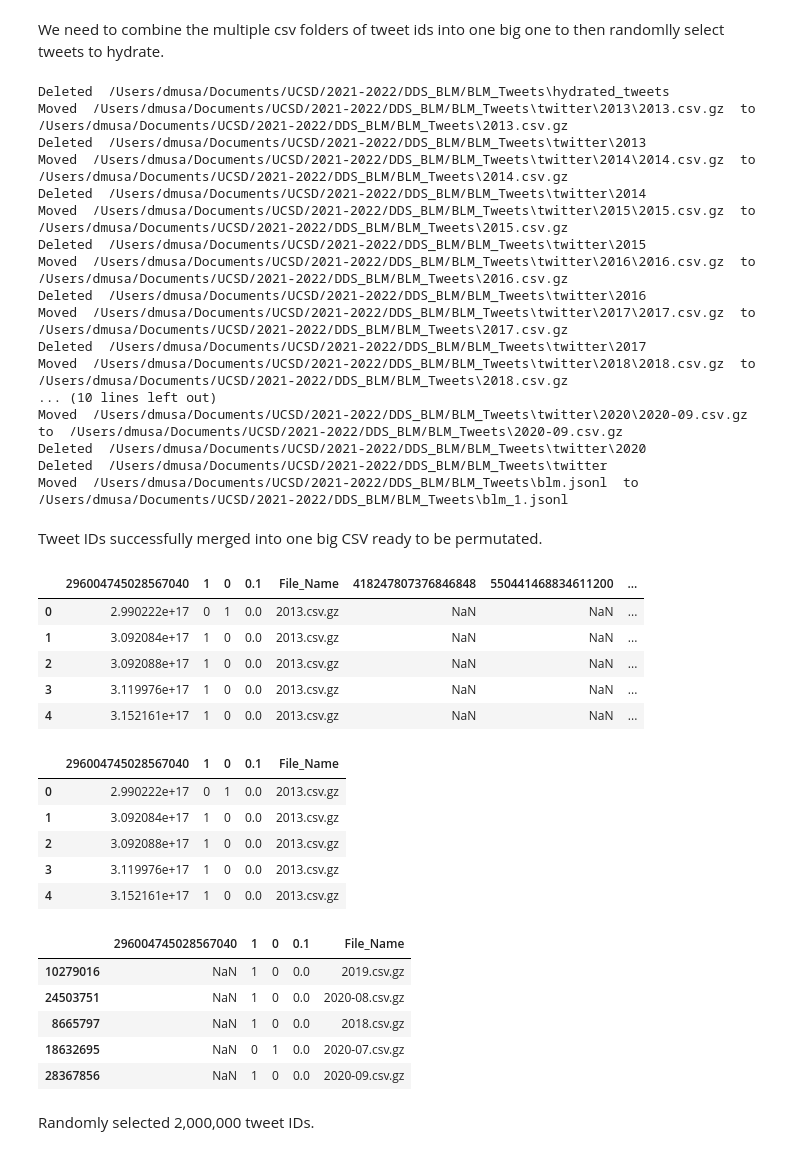
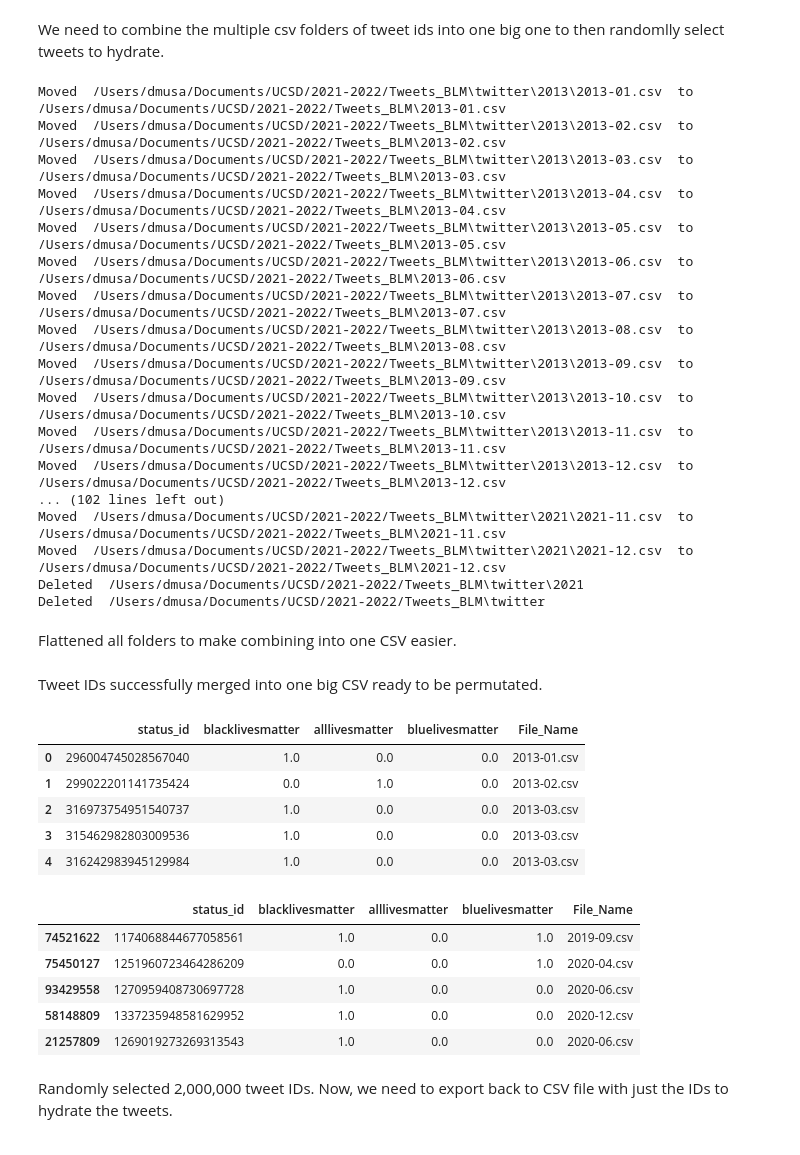
Before and after one commit to dowoma/DDS_BLM, a Jupyter notebook: DataCleaning-copy.ipynb, the cells around one changed output. Cells and saved outputs as stored; diff of their text form; code cells hidden in the pictures.

```diff
--- a/DataCleaning-copy.ipynb
+++ b/DataCleaning-copy.ipynb
@@ -196,23 +198,25 @@ def flatten(directory):
 
 #credit to: https://amitd.co/code/python/flatten-a-directory
 # %%
-flatten(os.path.dirname("/Users/dmusa/Documents/UCSD/2021-2022/DDS_BLM/BLM_Tweets/twitter"))
+flatten(os.path.dirname("/Users/dmusa/Documents/UCSD/2021-2022/Tweets_BLM/twitter"))
 # %% [output]
-Deleted  /Users/dmusa/Documents/UCSD/2021-2022/DDS_BLM/BLM_Tweets\hydrated_tweets
-Moved  /Users/dmusa/Documents/UCSD/2021-2022/DDS_BLM/BLM_Tweets\twitter\2013\2013.csv.gz  to  /Users/dmusa/Documents/UCSD/2021-2022/DDS_BLM/BLM_Tweets\2013.csv.gz
-Deleted  /Users/dmusa/Documents/UCSD/2021-2022/DDS_BLM/BLM_Tweets\twitter\2013
-Moved  /Users/dmusa/Documents/UCSD/2021-2022/DDS_BLM/BLM_Tweets\twitter\2014\2014.csv.gz  to  /Users/dmusa/Documents/UCSD/2021-2022/DDS_BLM/BLM_Tweets\2014.csv.gz
-Deleted  /Users/dmusa/Documents/UCSD/2021-2022/DDS_BLM/BLM_Tweets\twitter\2014
-Moved  /Users/dmusa/Documents/UCSD/2021-2022/DDS_BLM/BLM_Tweets\twitter\2015\2015.csv.gz  to  /Users/dmusa/Documents/UCSD/2021-2022/DDS_BLM/BLM_Tweets\2015.csv.gz
-Deleted  /Users/dmusa/Documents/UCSD/2021-2022/DDS_BLM/BLM_Tweets\twitter\2015
-Moved  /Users/dmusa/Documents/UCSD/2021-2022/DDS_BLM/BLM_Tweets\twitter\2016\2016.csv.gz  to  /Users/dmusa/Documents/UCSD/2021-2022/DDS_BLM/BLM_Tweets\2016.csv.gz
-Deleted  /Users/dmusa/Documents/UCSD/2021-2022/DDS_BLM/BLM_Tweets\twitter\2016
-Moved  /Users/dmusa/Documents/UCSD/2021-2022/DDS_BLM/BLM_Tweets\twitter\2017\2017.csv.gz  to  /Users/dmusa/Documents/UCSD/2021-2022/DDS_BLM/BLM_Tweets\2017.csv.gz
-Deleted  /Users/dmusa/Documents/UCSD/2021-2022/DDS_BLM/BLM_Tweets\twitter\2017
-Moved  /Users/dmusa/Documents/UCSD/2021-2022/DDS_BLM/BLM_Tweets\twitter\2018\2018.csv.gz  to  /Users/dmusa/Documents/UCSD/2021-2022/DDS_BLM/BLM_Tweets\2018.csv.gz
-... (10 lines left out)
-Moved  /Users/dmusa/Documents/UCSD/2021-2022/DDS_BLM/BLM_Tweets\twitter\2020\2020-09.csv.gz  to  /Users/dmusa/Documents/UCSD/2021-2022/DDS_BLM/BLM_Tweets\2020-09.csv.gz
-Deleted  /Users/dmusa/Documents/UCSD/2021-2022/DDS_BLM/BLM_Tweets\twitter\2020
-Deleted  /Users/dmusa/Documents/UCSD/2021-2022/DDS_BLM/BLM_Tweets\twitter
-Moved  /Users/dmusa/Documents/UCSD/2021-2022/DDS_BLM/BLM_Tweets\blm.jsonl  to  /Users/dmusa/Documents/UCSD/2021-2022/DDS_BLM/BLM_Tweets\blm_1.jsonl
+Moved  /Users/dmusa/Documents/UCSD/2021-2022/Tweets_BLM\twitter\2013\2013-01.csv  to  /Users/dmusa/Documents/UCSD/2021-2022/Tweets_BLM\2013-01.csv
+Moved  /Users/dmusa/Documents/UCSD/2021-2022/Tweets_BLM\twitter\2013\2013-02.csv  to  /Users/dmusa/Documents/UCSD/2021-2022/Tweets_BLM\2013-02.csv
+Moved  /Users/dmusa/Documents/UCSD/2021-2022/Tweets_BLM\twitter\2013\2013-03.csv  to  /Users/dmusa/Documents/UCSD/2021-2022/Tweets_BLM\2013-03.csv
+Moved  /Users/dmusa/Documents/UCSD/2021-2022/Tweets_BLM\twitter\2013\2013-04.csv  to  /Users/dmusa/Documents/UCSD/2021-2022/Tweets_BLM\2013-04.csv
+Moved  /Users/dmusa/Documents/UCSD/2021-2022/Tweets_BLM\twitter\2013\2013-05.csv  to  /Users/dmusa/Documents/UCSD/2021-2022/Tweets_BLM\2013-05.csv
+Moved  /Users/dmusa/Documents/UCSD/2021-2022/Tweets_BLM\twitter\2013\2013-06.csv  to  /Users/dmusa/Documents/UCSD/2021-2022/Tweets_BLM\2013-06.csv
+Moved  /Users/dmusa/Documents/UCSD/2021-2022/Tweets_BLM\twitter\2013\2013-07.csv  to  /Users/dmusa/Documents/UCSD/2021-2022/Tweets_BLM\2013-07.csv
+Moved  /Users/dmusa/Documents/UCSD/2021-2022/Tweets_BLM\twitter\2013\2013-08.csv  to  /Users/dmusa/Documents/UCSD/2021-2022/Tweets_BLM\2013-08.csv
+Moved  /Users/dmusa/Documents/UCSD/2021-2022/Tweets_BLM\twitter\2013\2013-09.csv  to  /Users/dmusa/Documents/UCSD/2021-2022/Tweets_BLM\2013-09.csv
+Moved  /Users/dmusa/Documents/UCSD/2021-2022/Tweets_BLM\twitter\2013\2013-10.csv  to  /Users/dmusa/Documents/UCSD/2021-2022/Tweets_BLM\2013-10.csv
+Moved  /Users/dmusa/Documents/UCSD/2021-2022/Tweets_BLM\twitter\2013\2013-11.csv  to  /Users/dmusa/Documents/UCSD/2021-2022/Tweets_BLM\2013-11.csv
+Moved  /Users/dmusa/Documents/UCSD/2021-2022/Tweets_BLM\twitter\2013\2013-12.csv  to  /Users/dmusa/Documents/UCSD/2021-2022/Tweets_BLM\2013-12.csv
+... (102 lines left out)
+Moved  /Users/dmusa/Documents/UCSD/2021-2022/Tweets_BLM\twitter\2021\2021-11.csv  to  /Users/dmusa/Documents/UCSD/2021-2022/Tweets_BLM\2021-11.csv
+Moved  /Users/dmusa/Documents/UCSD/2021-2022/Tweets_BLM\twitter\2021\2021-12.csv  to  /Users/dmusa/Documents/UCSD/2021-2022/Tweets_BLM\2021-12.csv
+Deleted  /Users/dmusa/Documents/UCSD/2021-2022/Tweets_BLM\twitter\2021
+Deleted  /Users/dmusa/Documents/UCSD/2021-2022/Tweets_BLM\twitter
+# %% [markdown]
+Flattened all folders to make combining into one CSV easier.
 # %%
@@ -228,32 +232,22 @@ csv_merged.to_csv(tweets_path + 'tweets_id_full.csv', index=False)
 # %% [markdown]
 Tweet IDs successfully merged into one big CSV ready to be permutated.
 # %%
-tweets = pd.read_csv('/Users/dmusa/Documents/UCSD/2021-2022/tweets_id_full.csv')
+tweets = pd.read_csv('/Users/dmusa/Documents/UCSD/2021-2022/Tweets_BLM/tweets_full.csv')
 tweets.head()
 # %% [output]
-|  | 296004745028567040 | 1 | 0 | 0.1 | File_Name | 418247807376846848 | 550441468834611200 | ... |
-| 0 | 2.990222e+17 | 0 | 1 | 0.0 | 2013.csv.gz | NaN | NaN | ... |
-| 1 | 3.092084e+17 | 1 | 0 | 0.0 | 2013.csv.gz | NaN | NaN | ... |
-| 2 | 3.092088e+17 | 1 | 0 | 0.0 | 2013.csv.gz | NaN | NaN | ... |
-| 3 | 3.119976e+17 | 1 | 0 | 0.0 | 2013.csv.gz | NaN | NaN | ... |
-| 4 | 3.152161e+17 | 1 | 0 | 0.0 | 2013.csv.gz | NaN | NaN | ... |
+|  | status_id | blacklivesmatter | alllivesmatter | bluelivesmatter | File_Name |
+| 0 | 296004745028567040 | 1.0 | 0.0 | 0.0 | 2013-01.csv |
+| 1 | 299022201141735424 | 0.0 | 1.0 | 0.0 | 2013-02.csv |
+| 2 | 316973754951540737 | 1.0 | 0.0 | 0.0 | 2013-03.csv |
+| 3 | 315462982803009536 | 1.0 | 0.0 | 0.0 | 2013-03.csv |
+| 4 | 316242983945129984 | 1.0 | 0.0 | 0.0 | 2013-03.csv |
-# %%
-tweets_cleaned = tweets[['296004745028567040', '1', '0', '0.1', 'File_Name']]
-tweets_cleaned.head()
-# %% [output]
-|  | 296004745028567040 | 1 | 0 | 0.1 | File_Name |
-| 0 | 2.990222e+17 | 0 | 1 | 0.0 | 2013.csv.gz |
-| 1 | 3.092084e+17 | 1 | 0 | 0.0 | 2013.csv.gz |
-| 2 | 3.092088e+17 | 1 | 0 | 0.0 | 2013.csv.gz |
-| 3 | 3.119976e+17 | 1 | 0 | 0.0 | 2013.csv.gz |
-| 4 | 3.152161e+17 | 1 | 0 | 0.0 | 2013.csv.gz |
 # %%
-tweets_cleaned = tweets_cleaned.sample(n = 2000000)
-tweets_cleaned.head()
+tweets_sample = tweets.sample(n = 2000000)
+tweets_sample.head()
 # %% [output]
-|  | 296004745028567040 | 1 | 0 | 0.1 | File_Name |
-| 10279016 | NaN | 1 | 0 | 0.0 | 2019.csv.gz |
-| 24503751 | NaN | 1 | 0 | 0.0 | 2020-08.csv.gz |
-| 8665797 | NaN | 1 | 0 | 0.0 | 2018.csv.gz |
-| 18632695 | NaN | 0 | 1 | 0.0 | 2020-07.csv.gz |
-| 28367856 | NaN | 1 | 0 | 0.0 | 2020-09.csv.gz |
+|  | status_id | blacklivesmatter | alllivesmatter | bluelivesmatter | File_Name |
+| 74521622 | 1174068844677058561 | 1.0 | 0.0 | 1.0 | 2019-09.csv |
+| 75450127 | 1251960723464286209 | 0.0 | 0.0 | 1.0 | 2020-04.csv |
+| 93429558 | 1270959408730697728 | 1.0 | 0.0 | 0.0 | 2020-06.csv |
+| 58148809 | 1337235948581629952 | 1.0 | 0.0 | 0.0 | 2020-12.csv |
+| 21257809 | 1269019273269313543 | 1.0 | 0.0 | 0.0 | 2020-06.csv |
@@ -263,2 +254,2 @@ tweets_cleaned = tweets_cleaned.rename(columns={'296004745028567040': 'tweet_id'
 # %% [markdown]
-Randomly selected 2,000,000 tweet IDs.
+Randomly selected 2,000,000 tweet IDs. Now, we need to export back to CSV file with just the IDs to hydrate the tweets.
```
Also changed, not shown: parts of 10 cells of this notebook.
